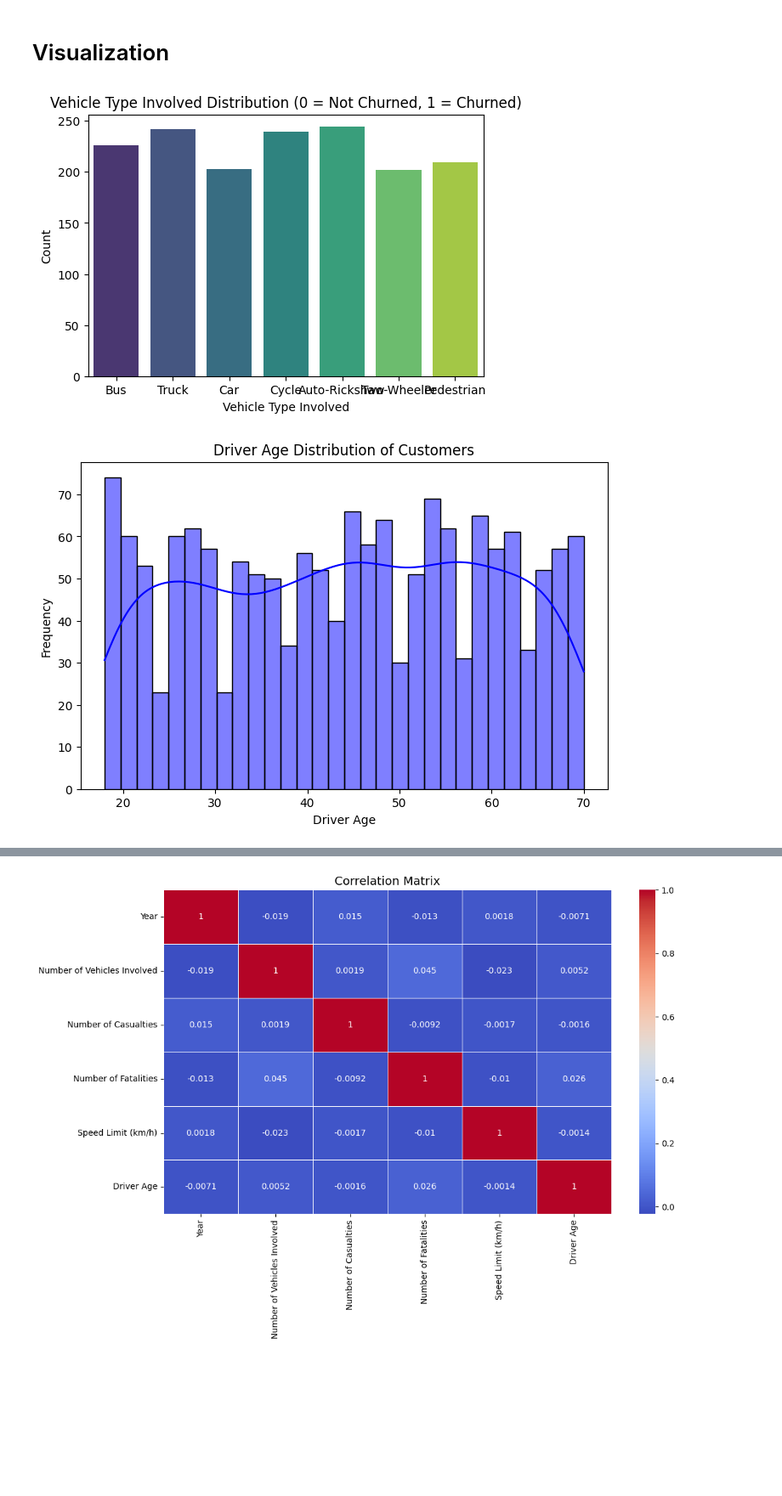
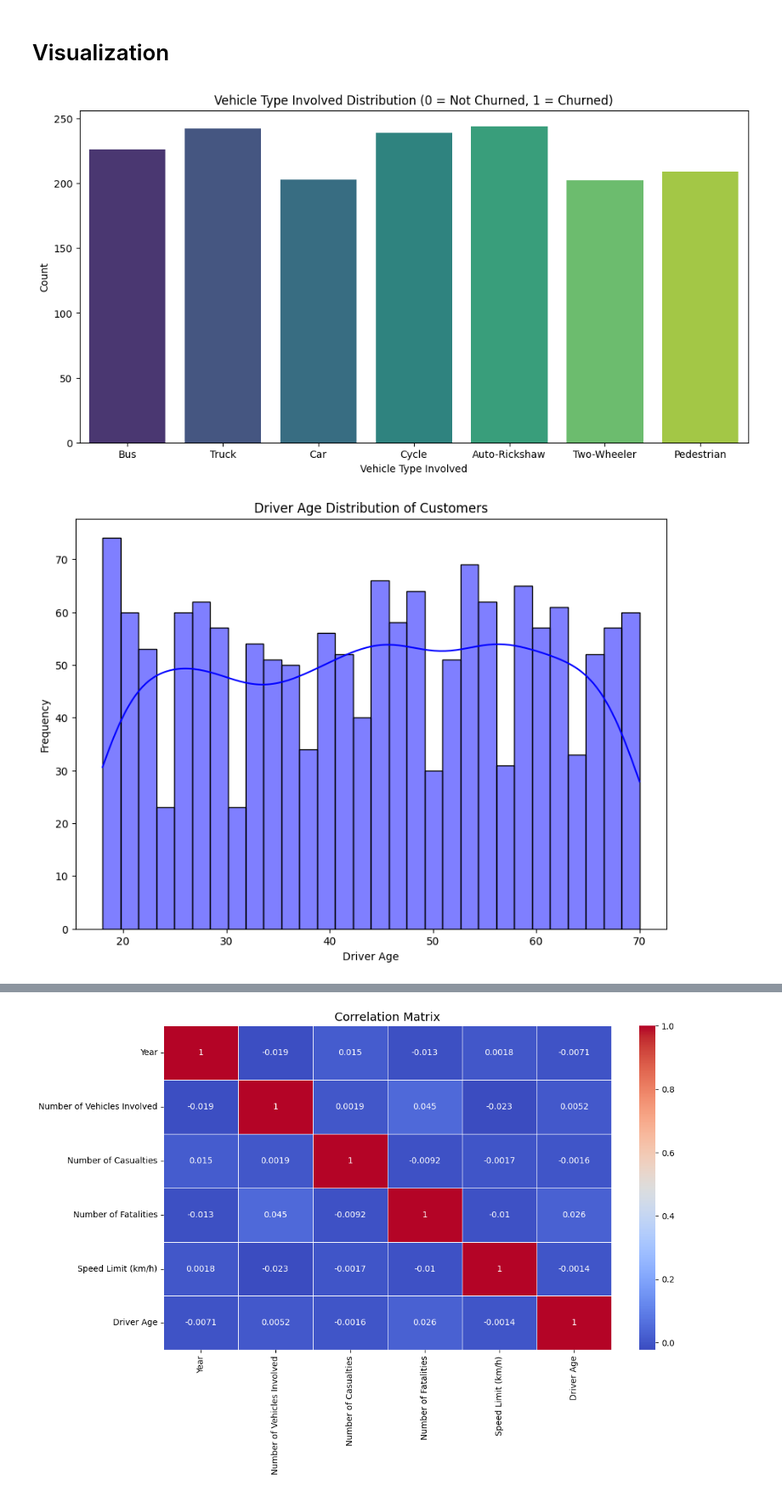
Before and after one commit to Nikhil5566/EDA-Prostate-cancer-dataset-, a Jupyter notebook: Indian_Accidents.ipynb, the cells around one changed output, grey strips where cells are left out. Shown at 85% size. Cells and saved outputs as stored; diff of their text form; code cells hidden in the pictures; blank space fills up the shorter version.

```diff
--- a/Indian_Accidents.ipynb
+++ b/Indian_Accidents.ipynb
@@ -159,21 +159,21 @@ np.int64(0)
 # %% [markdown]
 # Visualization
 # %%
-plt.figure(figsize=(6,4))
+plt.figure(figsize=(12,6))
 sns.countplot(x='Vehicle Type Involved', data=df, palette='viridis')
 plt.title('Vehicle Type Involved Distribution (0 = Not Churned, 1 = Churned)')
 plt.xlabel('Vehicle Type Involved')
 plt.ylabel('Count')
 plt.show()
 # %% [output]
-[figure, old version]
+[figure, new version]
 # %%
-plt.figure(figsize=(8,5))
+plt.figure(figsize=(10,7))
 sns.histplot(df['Driver Age'], bins=30, kde=True, color='blue')
 plt.title('Driver Age Distribution of Customers')
 plt.xlabel('Driver Age')
 plt.ylabel('Frequency')
 plt.show()
 # %% [output]
-[figure, old version]
+[figure, new version]
 # %%
```
Also changed, not shown: parts of 1 cell of this notebook.
